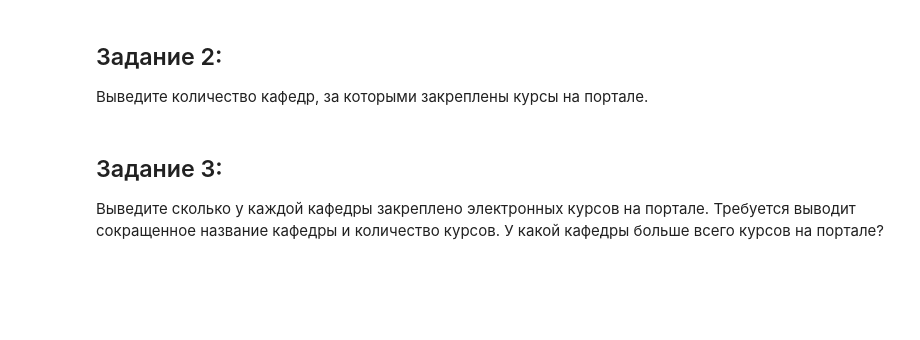
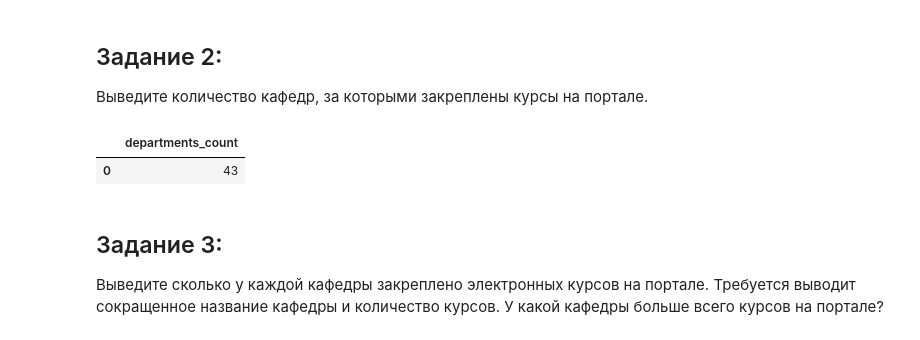
Before and after one commit to Nominante1/Big_data_in_economics_Davydoff, a Jupyter notebook: task_4_Docker/postGre_portal_logs.ipynb, the cells around one changed output. Drawn from its saved outputs; the diff is of its cells as text; code cells hidden in the pictures; blank space fills up the shorter version.

```diff
--- a/task_4_Docker/postGre_portal_logs.ipynb
+++ b/task_4_Docker/postGre_portal_logs.ipynb
@@ -122,6 +204,34 @@ name - сокращенное название кафедры.
 ## Задание 2:
 
 Выведите количество кафедр, за которыми закреплены курсы на портале.
+# %%
+query = """
+    SELECT
+        COUNT(DEPT.depart)
+    FROM
+        (
+        SELECT
+            depart,
+            COUNT(courseid)
+        FROM USER_LOGS
+        GROUP BY depart
+        HAVING COUNT(courseid) <> 0
+        ) AS DEPT
+
+"""
+
+query2 = """
+    SELECT
+        COUNT(DISTINCT depart) AS departments_count
+    FROM USER_LOGS
+    WHERE courseid IS NOT NULL
+"""
+
+df = pd.read_sql_query(query2, conn)
+display(df)
+# %% [output]
+|  | departments_count |
+| 0 | 43 |
 # %% [markdown]
 ##  Задание 3:
 
```
Also changed, not shown: parts of 8 cells of this notebook.
